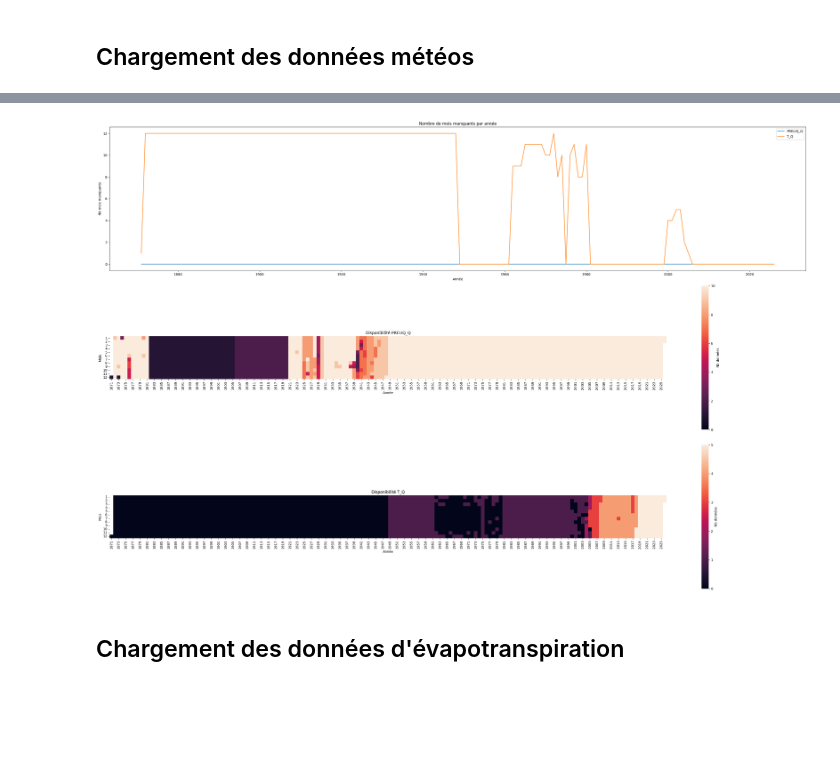
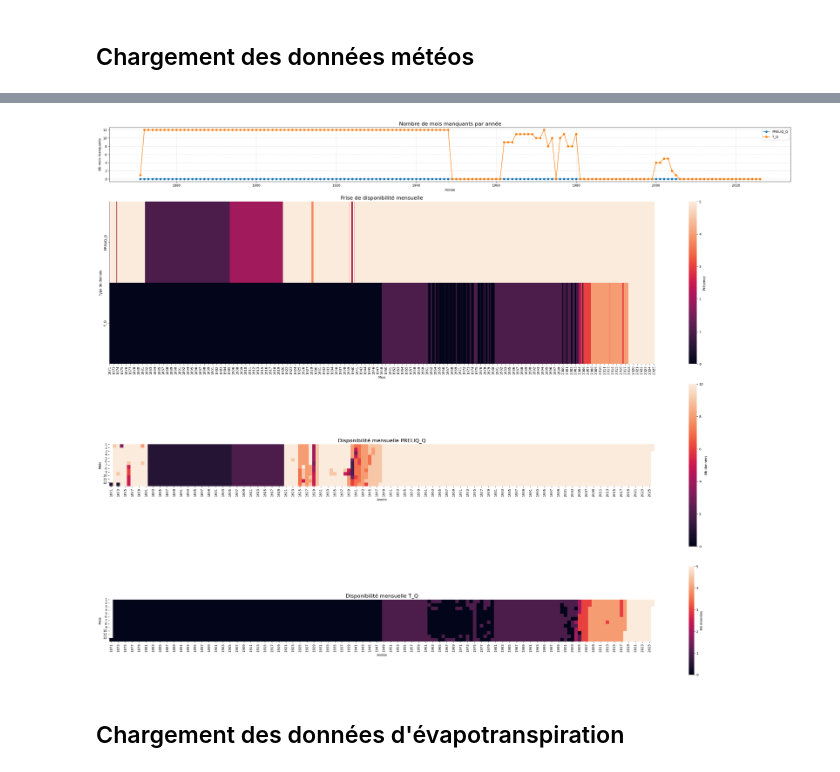
Before and after one commit to TronnoxUwU/STAGE-Junon, a Jupyter notebook: notebooks/fusion_donnees.ipynb, the cells around one changed output, grey strips where cells are left out. Cells and saved outputs as stored; diff of their text form; code cells hidden in the pictures; blank space fills up the shorter version.

Commit message:
ajout doccumentation complete fusion et extraction.

```diff
--- a/notebooks/fusion_donnees.ipynb
+++ b/notebooks/fusion_donnees.ipynb
@@ -37,12 +50,12 @@ meteo_month = meteo.sort_values("time").reset_index(drop=True)
 # %%
-fig, axes = plt.subplots(3, 1, figsize=(30, 20))
-
+# Création d'une plage temporelle complète du début à la fin des données météo
 full_time = pd.date_range(
     start=meteo_month["time"].min(),
     end=meteo_month["time"].max(),
     freq="MS"
 )
 
+# Comptage du nombre de données disponibles par mois
 chrono = (
     meteo_month
     .groupby("time")[["PRELIQ_Q", "T_Q"]]
@@ -50,12 +63,30 @@ chrono = (
     .reset_index()
 )
 
+# Création d'un DataFrame complet avec tous les mois
 chrono_full = pd.DataFrame({"time": full_time})
 chrono_full = chrono_full.merge(chrono, on="time", how="left")
+
+# Remplissage des mois manquants par 0
 chrono_full[["PRELIQ_Q", "T_Q"]] = chrono_full[["PRELIQ_Q", "T_Q"]].fillna(0)
 
+# Extraction année / mois pour analyses ultérieures
 chrono_full["year"] = chrono_full["time"].dt.year
 chrono_full["month"] = chrono_full["time"].dt.month
+
+# Comptage des mois manquants par année
+missing_year = (
+    chrono_full
+    .assign(
+        PRELIQ_missing = chrono_full["PRELIQ_Q"] == 0,
+        T_missing = chrono_full["T_Q"] == 0
+    )
+    .groupby("year")[["PRELIQ_missing", "T_missing"]]
+    .sum()
+    .reset_index()
+)
+
+fig, axes = plt.subplots(4, 1, figsize=(30, 24), gridspec_kw={'height_ratios':[1,3,3,2]})
 
 missing_year = (
     chrono_full
@@ -64,58 +95,67 @@ missing_year = (
         T_missing = chrono_full["T_Q"] == 0
     )
     .groupby("year")[["PRELIQ_missing", "T_missing"]]
     .sum()
     .reset_index()
 )
 
-axes[0].plot(missing_year["year"], missing_year["PRELIQ_missing"], label="PRELIQ_Q")
-axes[0].plot(missing_year["year"], missing_year["T_missing"], label="T_Q")
-
-axes[0].set_title("Nombre de mois manquants par année")
+axes[0].plot(missing_year["year"], missing_year["PRELIQ_missing"], label="PRELIQ_Q", marker="o")
+axes[0].plot(missing_year["year"], missing_year["T_missing"], label="T_Q", marker="o")
+axes[0].set_title("Nombre de mois manquants par année", fontsize=16)
 axes[0].set_xlabel("Année")
 axes[0].set_ylabel("Nb mois manquants")
 axes[0].legend()
+axes[0].grid(True, linestyle="--", alpha=0.5)
 
-heatmap_meteo = chrono_full.pivot(
-    index="month",
-    columns="year",
-    values="PRELIQ_Q"
+frise = chrono_full[["PRELIQ_Q", "T_Q"]].T
+frise.columns = chrono_full["time"].dt.to_period("Y").astype(str)
+sns.heatmap(
+    frise,
+    ax=axes[1],
+    vmin=0,
+    vmax=5,
+    yticklabels=["PRELIQ_Q", "T_Q"],
+    cbar_kws={"label": "Présence"},
 )
+axes[1].set_title("Frise de disponibilité mensuelle", fontsize=16)
+axes[1].set_xlabel("Mois")
+axes[1].set_ylabel("Type de donnée")
+axes[1].set_xticklabels(axes[1].get_xticklabels(), rotation=90)
 
-heatmap_temp = chrono_full.pivot(
-    index="month",
-    columns="year",
-    values="T_Q"
-)
-
+heatmap_meteo = chrono_full.pivot(index="month", columns="year", values="PRELIQ_Q")
 sns.heatmap(
     heatmap_meteo,
-    ax=axes[1],
+    ax=axes[2],
     vmin=0,
     vmax=10,
     square=True,
-    cbar_kws={"label": "Nb données"}
+    cbar_kws={"label": "Nb données"},
 )
-axes[1].set_title("Disponibilité PRELIQ_Q")
-axes[1].set_xlabel("Année")
-axes[1].set_ylabel("Mois")
+axes[2].set_title("Disponibilité mensuelle PRELIQ_Q", fontsize=16)
+axes[2].set_xlabel("Année")
+axes[2].set_ylabel("Mois")
+axes[2].set_yticks(range(0,12))
+axes[2].set_yticklabels(range(1,13), rotation=0)
 
+heatmap_temp = chrono_full.pivot(index="month", columns="year", values="T_Q")
 sns.heatmap(
     heatmap_temp,
-    ax=axes[2],
+    ax=axes[3],
     vmin=0,
     vmax=5,
     square=True,
-    cbar_kws={"label": "Nb données"}
+    cbar_kws={"label": "Nb données"},
 )
-axes[2].set_title("Disponibilité T_Q")
-axes[2].set_xlabel("Année")
-axes[2].set_ylabel("Mois")
+axes[3].set_title("Disponibilité mensuelle T_Q", fontsize=16)
+axes[3].set_xlabel("Année")
+axes[3].set_ylabel("Mois")
+axes[3].set_yticks(range(0,12))
+axes[3].set_yticklabels(range(1,13), rotation=0)
 
 plt.tight_layout()
 plt.show()
 # %% [output]
-[figure, old version]
+[figure, new version]
 # %% [markdown]
 ## Chargement des données d'évapotranspiration
 # %%
```
Also changed, not shown: parts of 12 cells of this notebook, 3 other files.
